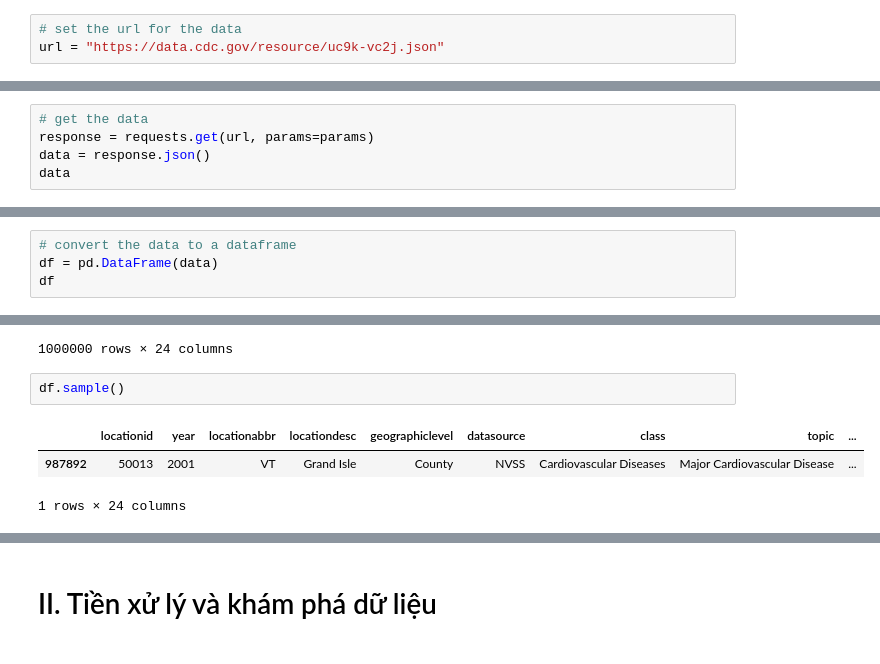
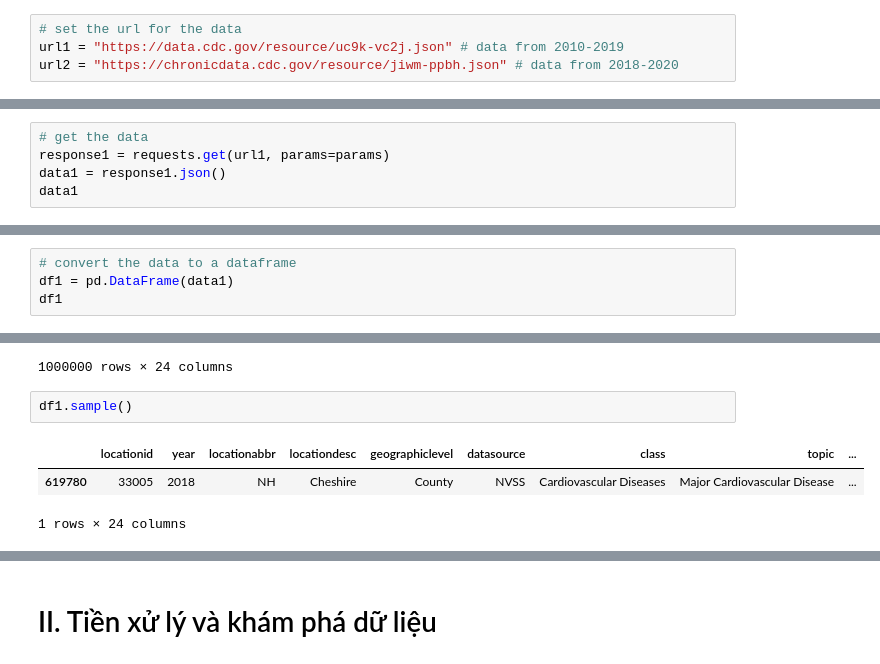
Before and after one commit to GenNyu/Intro2DS, a Jupyter notebook: Collecting_Preprocessing.ipynb, the cells around one changed output, grey strips where cells are left out. Cells and saved outputs as stored; diff of their text form.

```diff
--- a/Collecting_Preprocessing.ipynb
+++ b/Collecting_Preprocessing.ipynb
@@ -45,7 +46,8 @@ import numpy as np
 ##### Đường dẫn đến dữ liệu
 # %%
 # set the url for the data
-url = "https://data.cdc.gov/resource/uc9k-vc2j.json"
+url1 = "https://data.cdc.gov/resource/uc9k-vc2j.json" # data from 2010-2019
+url2 = "https://chronicdata.cdc.gov/resource/jiwm-ppbh.json" # data from 2018-2020
 # %% [markdown]
 ##### Thiết lập các tham số trước khi lấy dữ liệu
 Ở đây nhóm chọn lấy 1.000.000 records.
@@ -58,9 +60,9 @@ params = {"$limit": limit, "$offset": offset}
 ##### Lấy dữ liệu từ webAPI
 # %%
 # get the data
-response = requests.get(url, params=params)
-data = response.json()
-data
+response1 = requests.get(url1, params=params)
+data1 = response1.json()
+data1
 # %% [output]
 [{'locationid': '01001',
   'year': '2000',
@@ -83,8 +108,8 @@ data
 ##### Chuyển dữ liệu về dạng dataframe
 # %%
 # convert the data to a dataframe
-df = pd.DataFrame(data)
-df
+df1 = pd.DataFrame(data1)
+df1
 # %% [output]
 |  | locationid | year | locationabbr | locationdesc | geographiclevel | datasource | class | topic | ... |
 | 0 | 01001 | 2000 | AL | Autauga | County | NVSS | Cardiovascular Diseases | Major Cardiovascular Disease | ... |
@@ -100,8 +125,8 @@ df
 | 999999 | 51053 | 2001 | VA | Dinwiddie | County | NVSS | Cardiovascular Diseases | Major Cardiovascular Disease | ... |
 1000000 rows × 24 columns
 # %%
-df.sample()
+df1.sample()
 # %% [output]
 |  | locationid | year | locationabbr | locationdesc | geographiclevel | datasource | class | topic | ... |
-| 987892 | 50013 | 2001 | VT | Grand Isle | County | NVSS | Cardiovascular Diseases | Major Cardiovascular Disease | ... |
+| 619780 | 33005 | 2018 | NH | Cheshire | County | NVSS | Cardiovascular Diseases | Major Cardiovascular Disease | ... |
 1 rows × 24 columns
```
Also changed, not shown: parts of 41 cells of this notebook, 3 other files.
